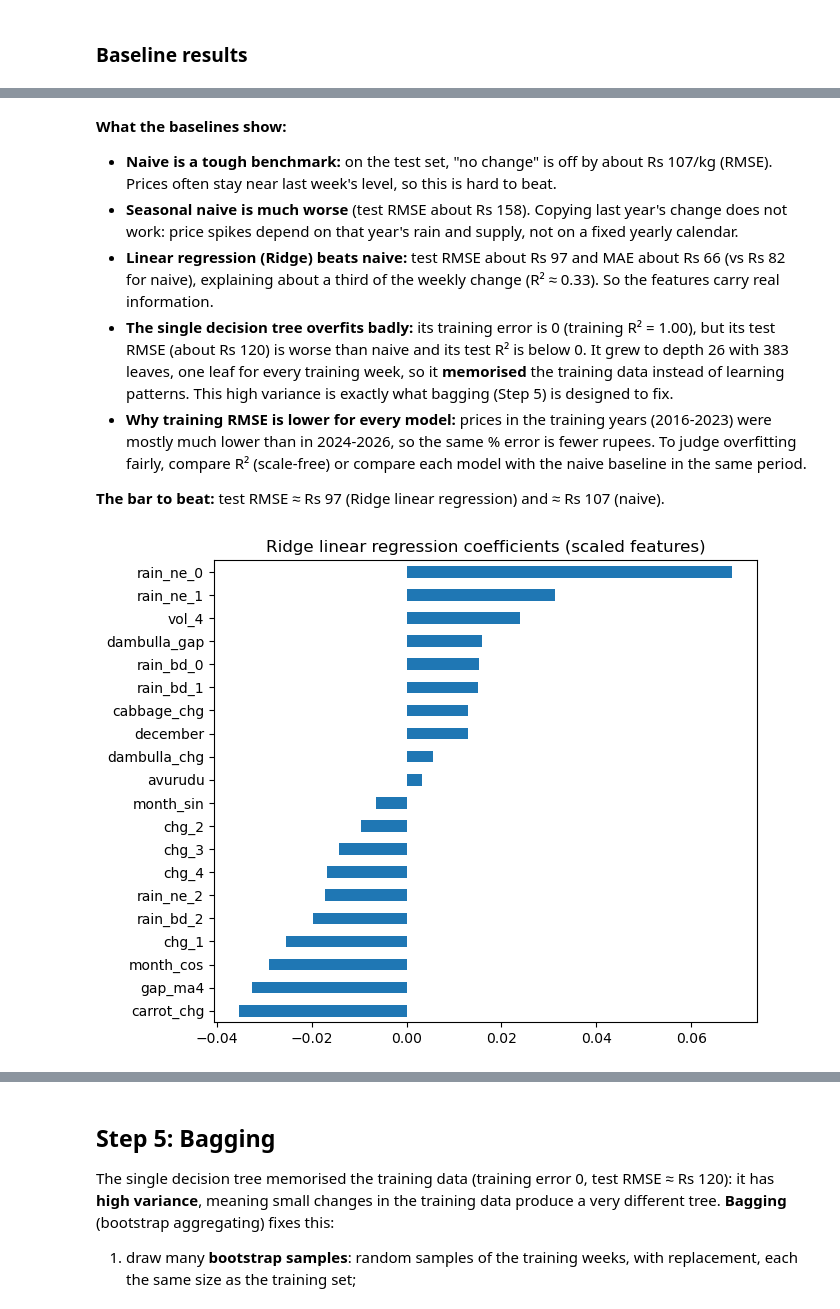
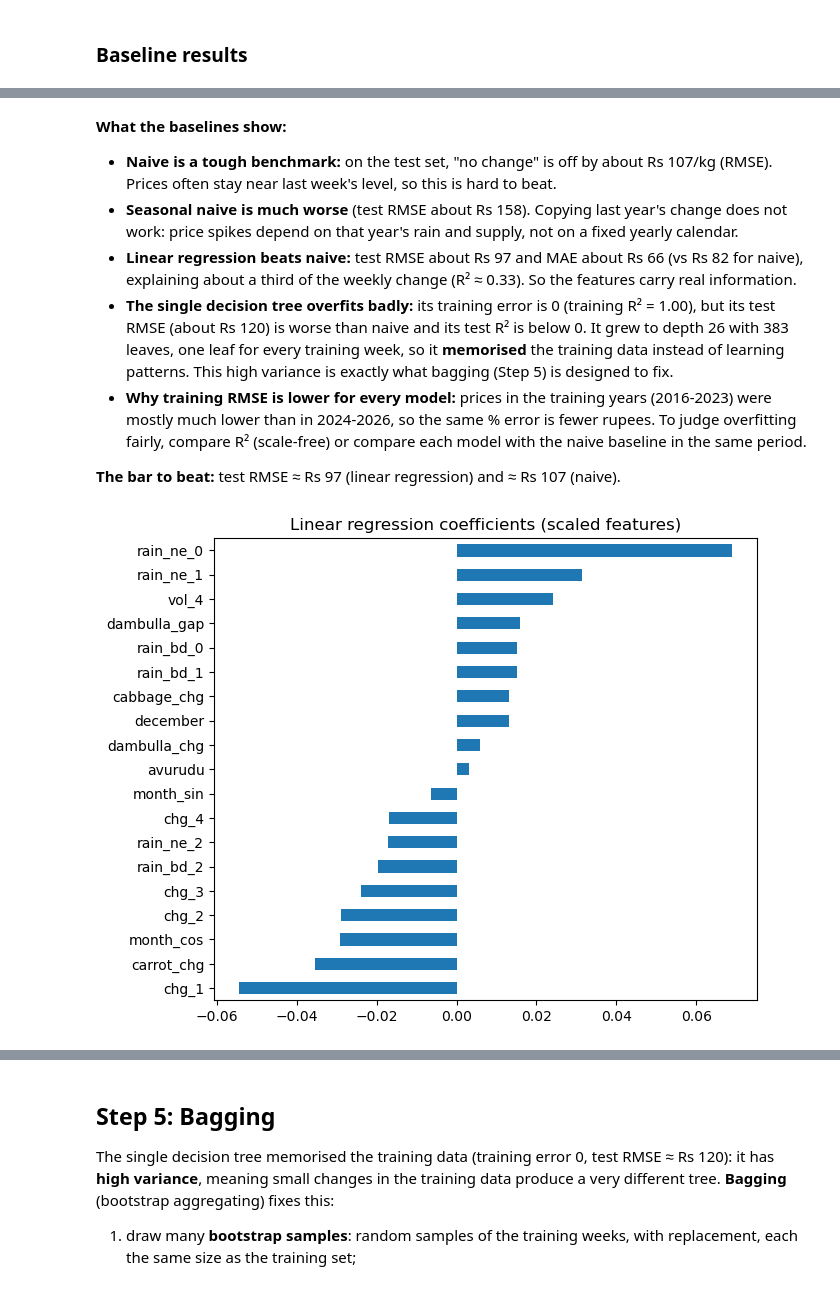
Before and after one commit to renulucshmi/pettah-beans-price-forecast, a Jupyter notebook: ensemble_assignment.ipynb, the cells around one changed output, grey strips where cells are left out. Cells and saved outputs as stored; diff of their text form; code cells hidden in the pictures.

Commit message:
Linear regression baseline , research note, comparson table, RF vs XGBoost

```diff
--- a/ensemble_assignment.ipynb
+++ b/ensemble_assignment.ipynb
@@ -583,9 +583,12 @@ Features are scaled with `StandardScaler` (mean 0, standard deviation 1) because
 # %%
+lin_cols = [c for c in feature_cols if c != "gap_ma4"]     # 19 features for linear regression
+
 t0 = time.perf_counter()
-linreg = make_pipeline(StandardScaler(), Ridge(alpha=1.0)).fit(X_train, y_train)
+linreg = make_pipeline(StandardScaler(), LinearRegression()).fit(X_train[lin_cols], y_train)
 t = time.perf_counter() - t0
 
-add_result("Linear regression (Ridge)", linreg.predict(X_train), linreg.predict(X_val), linreg.predict(X_test), t)
+add_result("Linear regression", linreg.predict(X_train[lin_cols]), linreg.predict(X_val[lin_cols]),
+           linreg.predict(X_test[lin_cols]), t)
 # %% [markdown]
 ### Baseline 4: a single decision tree
 
@@ -615,15 +618,15 @@ res.round(3)
 **What the baselines show:**
 - **Naive is a tough benchmark:** on the test set, "no change" is off by about Rs 107/kg (RMSE). Prices often stay near last week's level, so this is hard to beat.
 - **Seasonal naive is much worse** (test RMSE about Rs 158). Copying last year's change does not work: price spikes depend on that year's rain and supply, not on a fixed yearly calendar.
-- **Linear regression (Ridge) beats naive:** test RMSE about Rs 97 and MAE about Rs 66 (vs Rs 82 for naive), explaining about a third of the weekly change (R² ≈ 0.33). So the features carry real information.
+- **Linear regression beats naive:** test RMSE about Rs 97 and MAE about Rs 66 (vs Rs 82 for naive), explaining about a third of the weekly change (R² ≈ 0.33). So the features carry real information.
 - **The single decision tree overfits badly:** its training error is 0 (training R² = 1.00), but its test RMSE (about Rs 120) is worse than naive and its test R² is below 0. It grew to depth 26 with 383 leaves, one leaf for every training week, so it **memorised** the training data instead of learning patterns. This high variance is exactly what bagging (Step 5) is designed to fix.
 - **Why training RMSE is lower for every model:** prices in the training years (2016-2023) were mostly much lower than in 2024-2026, so the same % error is fewer rupees. To judge overfitting fairly, compare R² (scale-free) or compare each model with the naive baseline in the same period.
 
-**The bar to beat:** test RMSE ≈ Rs 97 (Ridge linear regression) and ≈ Rs 107 (naive).
+**The bar to beat:** test RMSE ≈ Rs 97 (linear regression) and ≈ Rs 107 (naive).
 # %%
-coef = pd.Series(linreg[-1].coef_, index=feature_cols).sort_values()
-coef.plot(kind="barh", figsize=(7, 6), title="Ridge linear regression coefficients (scaled features)")
+coef = pd.Series(linreg[-1].coef_, index=lin_cols).sort_values()
+coef.plot(kind="barh", figsize=(7, 6), title="Linear regression coefficients (scaled features)")
 plt.show()
 # %% [output]
-[figure, old version]
+[figure, new version]
 # %% [markdown]
```
Also changed, not shown: parts of 29 cells of this notebook, 10 other files.
